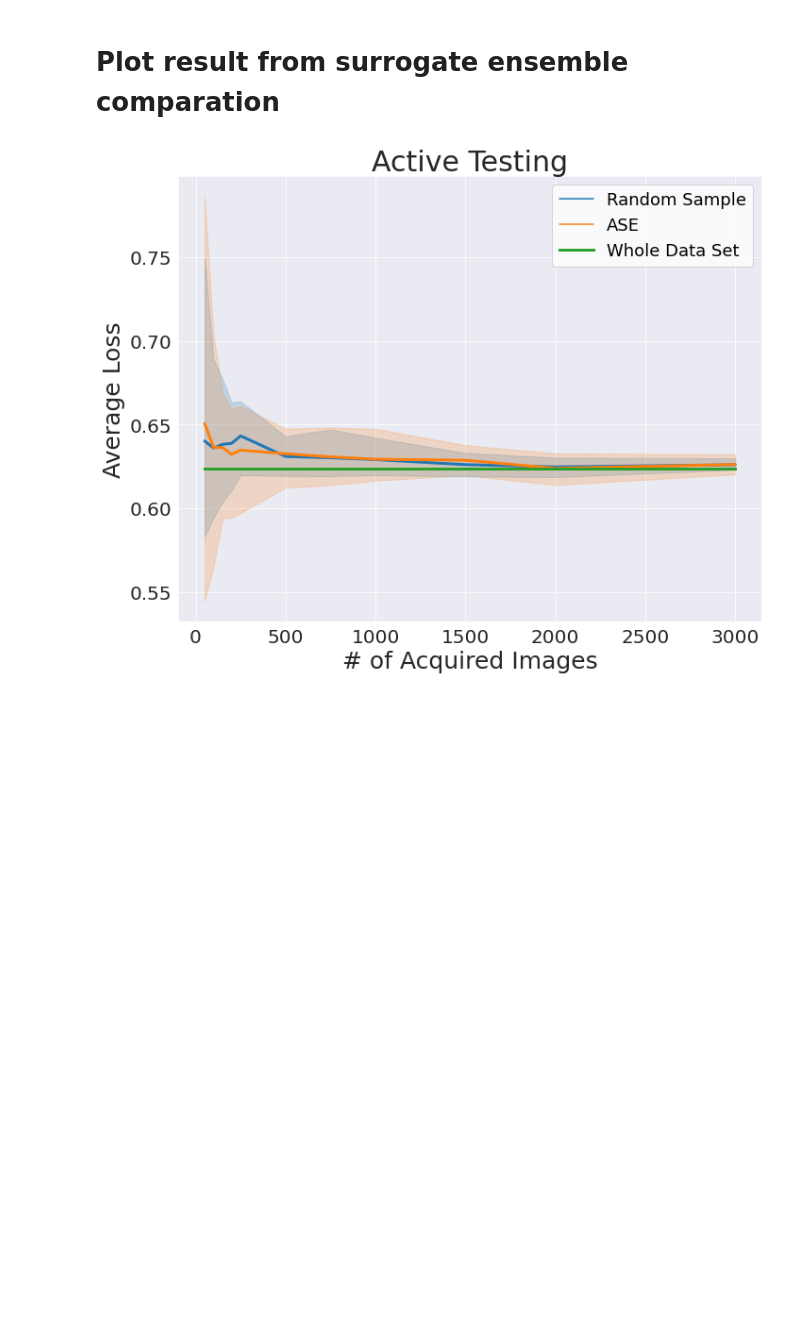
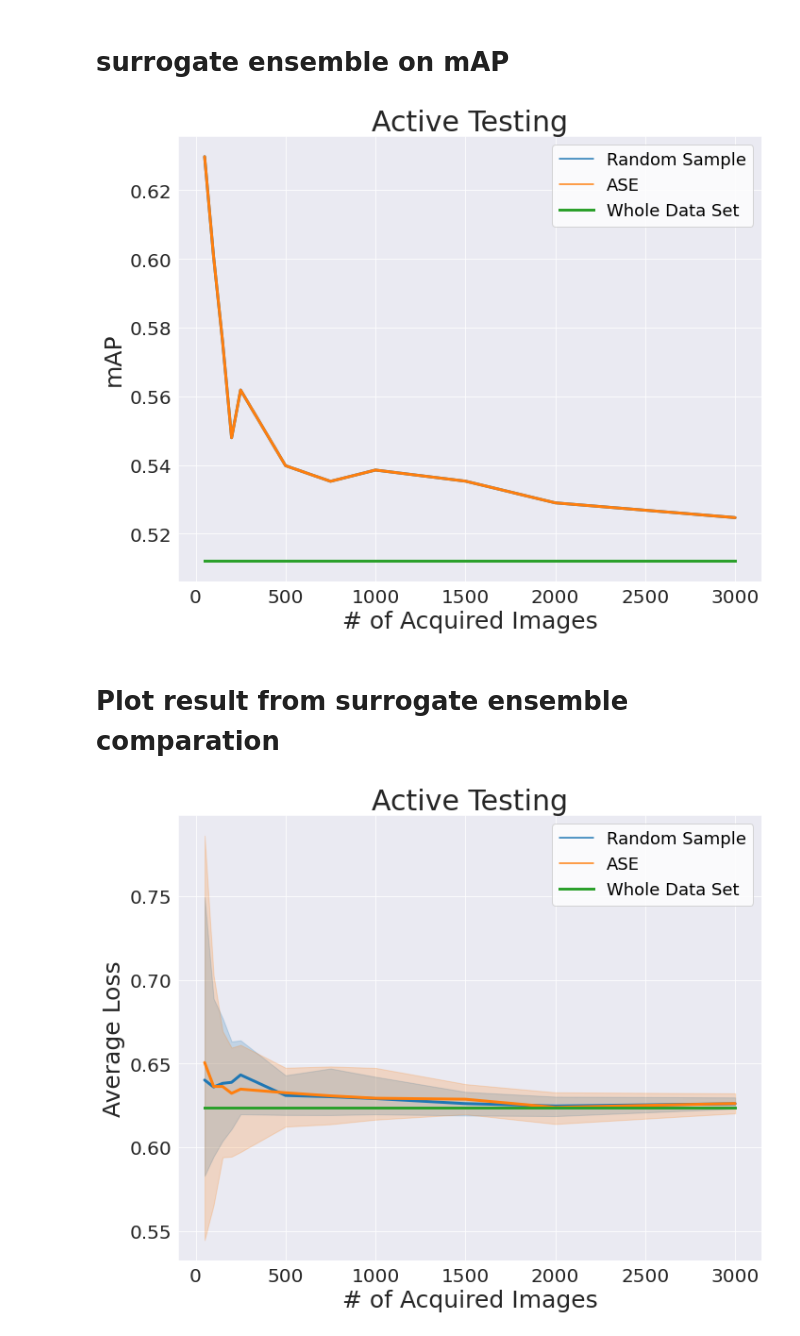
Before and after one commit to susanbao/orkspace, a Jupyter notebook: DINO/active_test_figure.ipynb, the cells around one changed output. Drawn from its saved outputs; the diff is of its cells as text; code cells hidden in the pictures; blank space fills up the shorter version.

```diff
--- a/DINO/active_test_figure.ipynb
+++ b/DINO/active_test_figure.ipynb
@@ -23,7 +23,7 @@ import copy
 #     json.dump(results, outfile)
 # %%
 method_dict = {"random sample": "Random Sample", "surr ensemble": "ASE"}
-metric_dict = {'loss': 'Average Loss'}
+metric_dict = {'loss': 'Average Loss', 'mAP': 'mAP'}
 def add_entries(file):
     #columns=['active_test_type','sample_size','loss','mAP',"AP_50", "AP_75", "mAP_samll", "mAP_medium", "mAP_large", "mAR_1", "mAR_10", "mAR_1000", "mAR_small", "mAR_medium", "mAR_large"]
     with open(file, 'r') as openfile:
@@ -123,6 +123,23 @@ def read_baseline_data(data_path):
     with open(data_path, 'r') as openfile:
         none_swin_data = json.load(openfile)
     return none_swin_data["0"]
+# %% [markdown]
+# surrogate ensemble on mAP
+# %%
+# surrogate ensemble loss summary type: min
+result_json_path = "./results/surr_ensemble_compare_ap/"
+true_loss_estimation_path = result_json_path + "None_R50_31.json"
+random_sample_path = result_json_path + "random_sample_R50_31_10_runs.json"
+surr_ensemble_path = result_json_path + "surr_ensemble_R50_31_10_runs_mean.json"
+test_whole_data = read_baseline_data(true_loss_estimation_path)
+random_data = add_entries(random_sample_path)
+surr_data = add_entries(surr_ensemble_path)
+results = random_data
+results = results.append(surr_data,ignore_index=True)
+# %%
+plot_figure(results, test_whole_data, "mAP")
+# %% [output]
+[figure, added]
 # %% [markdown]
 # Plot result from surrogate ensemble comparation
 # %%
```
Also changed, not shown: 1 other file.
